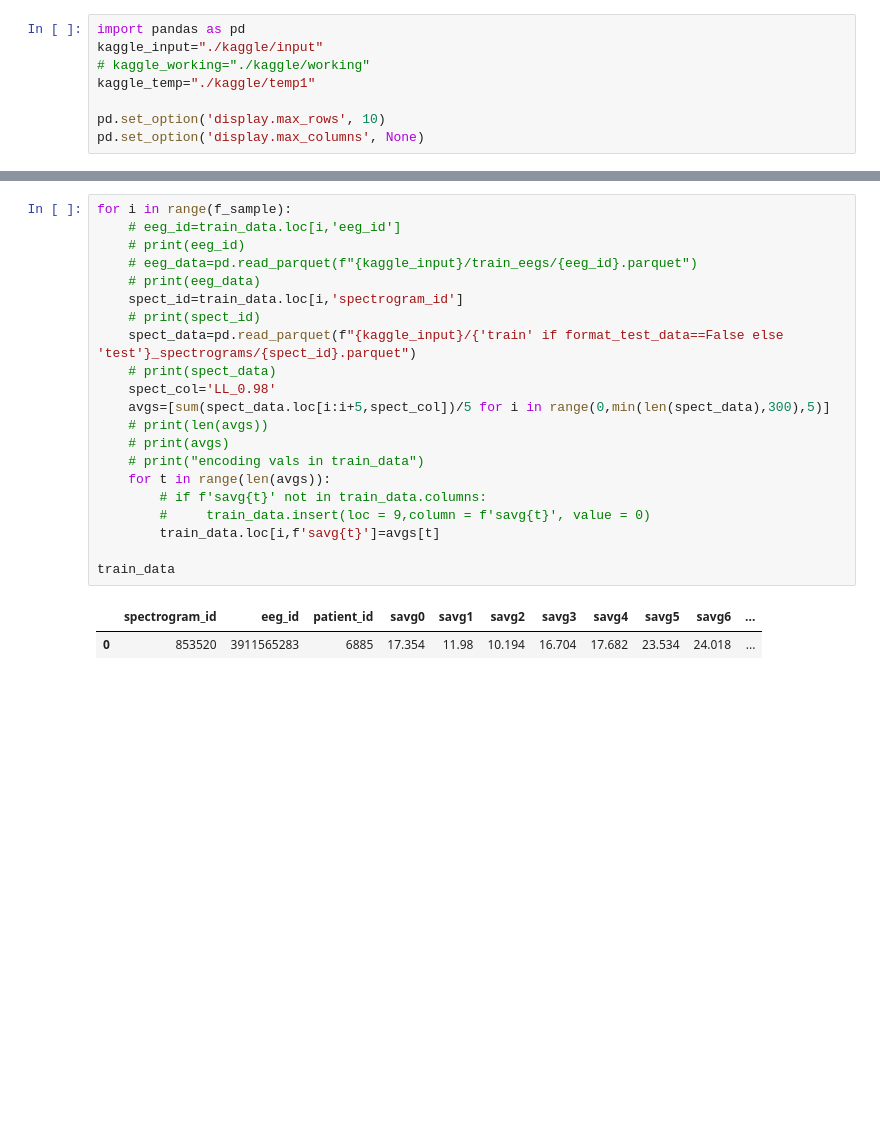
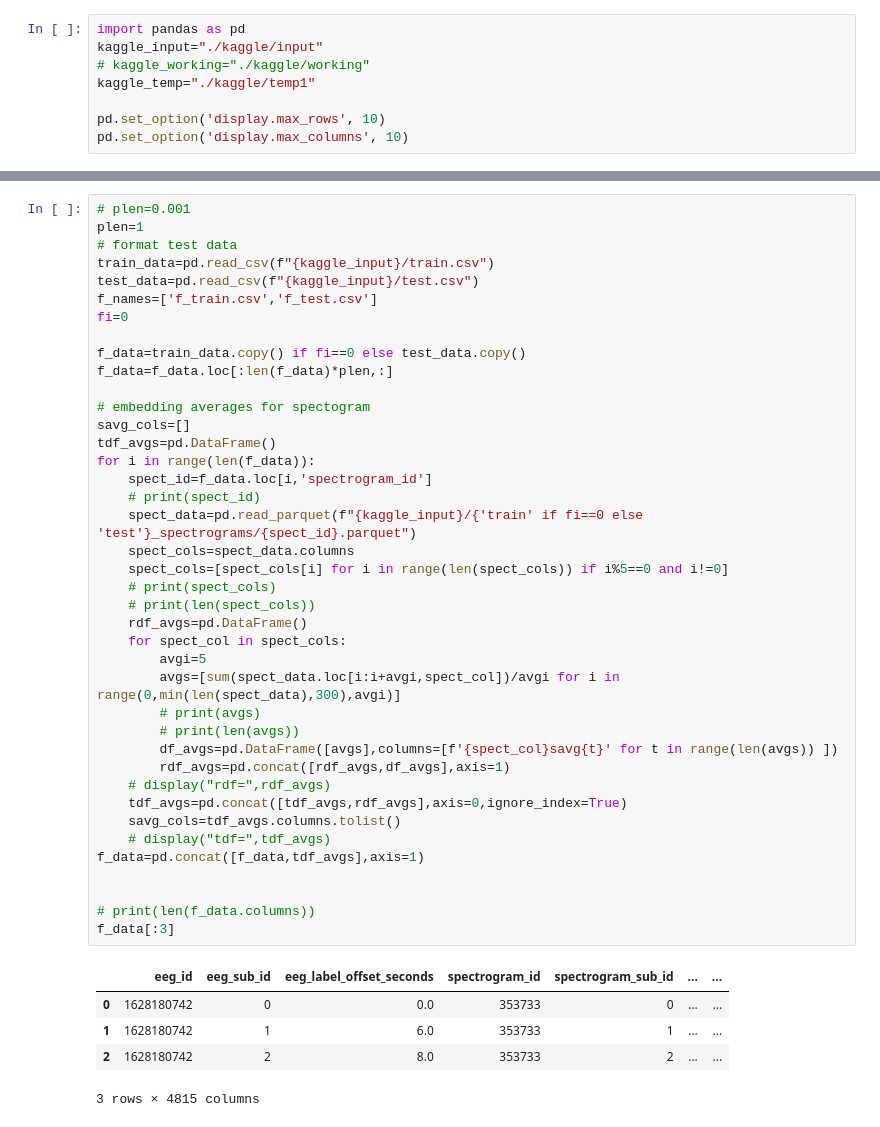
Before and after one commit to blur0b0t/kaggle_hms, a Jupyter notebook: format_data.ipynb, the cells around one changed output, grey strips where cells are left out. Saved outputs shown, nothing was run; the diff lists cells and outputs as text; blank space fills up the shorter version.

Commit message:
mod:format_data

```diff
--- a/format_data.ipynb
+++ b/format_data.ipynb
@@ -5,4 +5,4 @@ kaggle_input="./kaggle/input"
 kaggle_temp="./kaggle/temp1"
 
 pd.set_option('display.max_rows', 10)
-pd.set_option('display.max_columns', None)
+pd.set_option('display.max_columns', 10)
@@ -24,26 +9,48 @@ if format_test_data:
-# %%
-for i in range(f_sample):
-    # eeg_id=train_data.loc[i,'eeg_id']
-    # print(eeg_id)
-    # eeg_data=pd.read_parquet(f"{kaggle_input}/train_eegs/{eeg_id}.parquet")
-    # print(eeg_data)
-    spect_id=train_data.loc[i,'spectrogram_id']
-    # print(spect_id)
-    spect_data=pd.read_parquet(f"{kaggle_input}/{'train' if format_test_data==False else 'test'}_spectrograms/{spect_id}.parquet")
-    # print(spect_data)
-    spect_col='LL_0.98'
-    avgs=[sum(spect_data.loc[i:i+5,spect_col])/5 for i in range(0,min(len(spect_data),300),5)]
-    # print(len(avgs))
-    # print(avgs)
-    # print("encoding vals in train_data")
-    for t in range(len(avgs)):
-        # if f'savg{t}' not in train_data.columns:
-        #     train_data.insert(loc = 9,column = f'savg{t}', value = 0)
-        train_data.loc[i,f'savg{t}']=avgs[t]
-
-train_data
-# %% [output]
-|  | spectrogram_id | eeg_id | patient_id | savg0 | savg1 | savg2 | savg3 | savg4 | savg5 | savg6 | ... |
-| 0 | 853520 | 3911565283 | 6885 | 17.354 | 11.98 | 10.194 | 16.704 | 17.682 | 23.534 | 24.018 | ... |
+# %%
+# plen=0.001
+plen=1
+# format test data
+train_data=pd.read_csv(f"{kaggle_input}/train.csv")
+test_data=pd.read_csv(f"{kaggle_input}/test.csv")
+f_names=['f_train.csv','f_test.csv']
+fi=0
+
+f_data=train_data.copy() if fi==0 else test_data.copy()
+f_data=f_data.loc[:len(f_data)*plen,:]
+
+# embedding averages for spectogram
+savg_cols=[]
+tdf_avgs=pd.DataFrame()
+for i in range(len(f_data)):
+    spect_id=f_data.loc[i,'spectrogram_id']
+    # print(spect_id)
+    spect_data=pd.read_parquet(f"{kaggle_input}/{'train' if fi==0 else 'test'}_spectrograms/{spect_id}.parquet")
+    spect_cols=spect_data.columns
+    spect_cols=[spect_cols[i] for i in range(len(spect_cols)) if i%5==0 and i!=0]
+    # print(spect_cols)
+    # print(len(spect_cols))
+    rdf_avgs=pd.DataFrame()
+    for spect_col in spect_cols:
+        avgi=5
+        avgs=[sum(spect_data.loc[i:i+avgi,spect_col])/avgi for i in range(0,min(len(spect_data),300),avgi)]
+        # print(avgs)
+        # print(len(avgs))
+        df_avgs=pd.DataFrame([avgs],columns=[f'{spect_col}savg{t}' for t in range(len(avgs)) ])
+        rdf_avgs=pd.concat([rdf_avgs,df_avgs],axis=1)
+    # display("rdf=",rdf_avgs)
+    tdf_avgs=pd.concat([tdf_avgs,rdf_avgs],axis=0,ignore_index=True)
+    savg_cols=tdf_avgs.columns.tolist()
+    # display("tdf=",tdf_avgs)
+f_data=pd.concat([f_data,tdf_avgs],axis=1)
+
+
+# print(len(f_data.columns))
+f_data[:3]
+# %% [output]
+|  | eeg_id | eeg_sub_id | eeg_label_offset_seconds | spectrogram_id | spectrogram_sub_id | ... | ... |
+| 0 | 1628180742 | 0 | 0.0 | 353733 | 0 | ... | ... |
+| 1 | 1628180742 | 1 | 6.0 | 353733 | 1 | ... | ... |
+| 2 | 1628180742 | 2 | 8.0 | 353733 | 2 | ... | ... |
+3 rows × 4815 columns
 # %%
 
```
Also changed, not shown: parts of 3 cells of this notebook, 1 other file.
